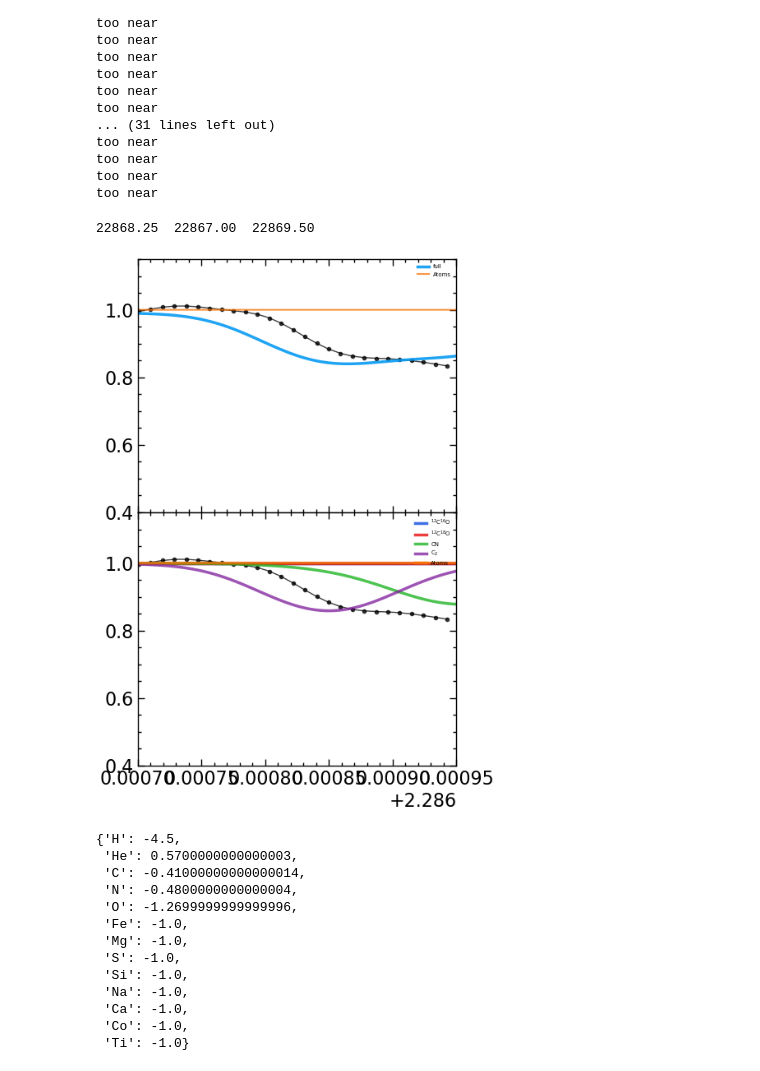
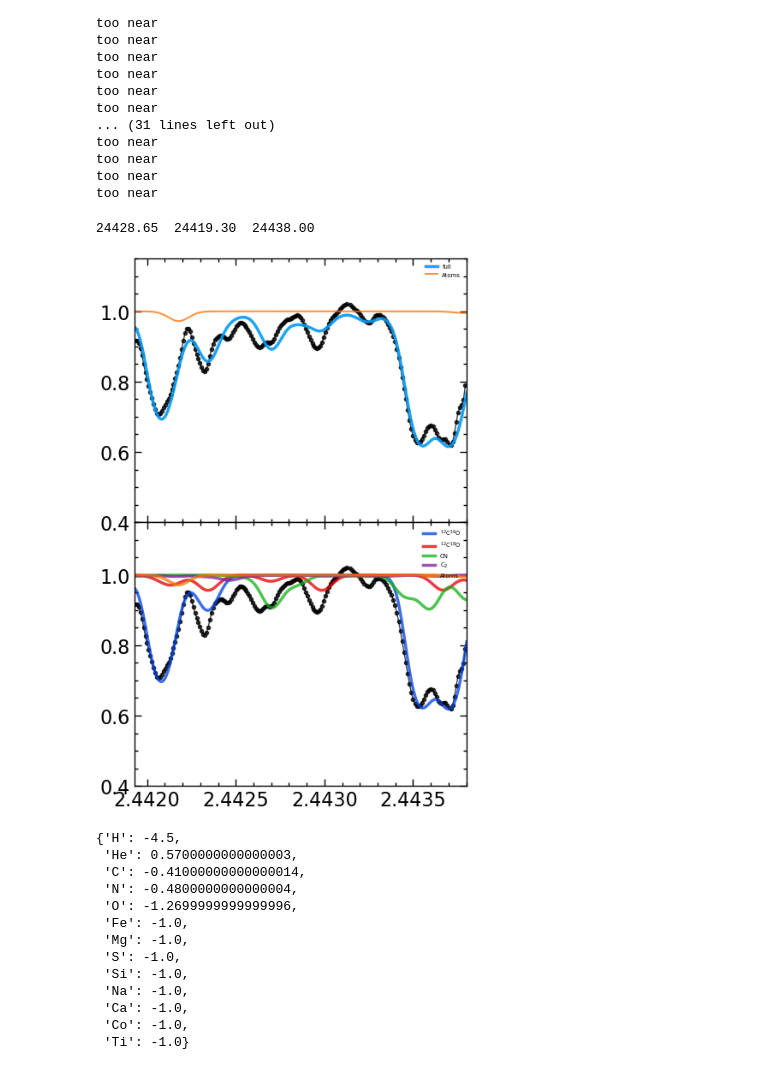
Before and after one commit to advaitmehla/TSFitPy, a Jupyter notebook: lineranges/WISEJ1942.ipynb, the cells around one changed output. Cells and saved outputs as stored; diff of their text form; code cells hidden in the pictures.

```diff
--- a/lineranges/WISEJ1942.ipynb
+++ b/lineranges/WISEJ1942.ipynb
@@ -356,7 +351,7 @@ element_abundances
  'Co': -1.0,
  'Ti': -1.0}
 # %%
-lmask_path = "/media/advait/DATA/research/rcb-project/TSFitPy/input_files/linemask_files/N/low-n-lmask.txt"
+lmask_path = "/media/advait/DATA/research/rcb-project/TSFitPy/input_files/linemask_files/O/ocomb-rcb.txt"
 lmask = np.loadtxt(lmask_path, unpack=True, comments=";")
 mid, left, right = lmask[0], lmask[1], lmask[2]
 # %%
@@ -485,7 +480,7 @@ plt.subplots_adjust(wspace=0, hspace=0)
 # wav_range = [2.4688, 2.4702]
 # l,r = wav_range
 
-l, r = 22867, 22869.5
+l, r = 24419.30,  24438
 l, r = l*1e-4, r*1e-4
 wav_range = [l, r]
 
@@ -506,35 +501,35 @@ for idx, row in lines.iterrows():
     same = False
 
     if row['wav'] > wav_range[0] and row['wav'] < wav_range[1]:
         linewav = row['wav']
         # find nearest syntwave index to linewav
         idx = np.argmin(np.abs(wavelength*1e-4 - linewav))
         thresh = 0.95
         wav_gap_thresh = 1e-4
         if syntflux_atoms[idx] < thresh:
             near = abs(prev_wav - linewav) < wav_gap_thresh
             same = prev_name == row['name']
             if (not near) :
                 axs.axvline(row['wav'], color = 'xkcd:gray', linestyle='--', lw=1)
                 axs.text(row['wav']+5e-5, 1.05, row['name'], rotation = 90, fontsize = 10, fontname = 'serif')
                 ax2.axvline(row['wav'], color = 'xkcd:gray', linestyle='--', lw=1)
                 # ax2.text(row['wav']+5e-5, 1.15, row['name'], rotation = 90, fontsize = 10, fontname = 'serif')
                 prev_wav, prev_name = row['wav'], row['name']
             else:
                 print("too near")
 ax2.plot(wavecorr[mask], fluxcorr[mask], "k.-", lw = 1, alpha=0.75)
 ax2.plot(wavelength*1e-4, syntflux_CO16, lw = 2.5, c = 'xkcd:blue', alpha = 0.76, label = r"$^{12}$C$^{16}$O")
 ax2.plot(wavelength*1e-4, syntflux_CO18, lw = 2.5, c = 'xkcd:red', alpha = 0.76, label = r"$^{12}$C$^{18}$O")
 ax2.plot(wavelength*1e-4, syntflux_CN, lw = 2.5, c = 'xkcd:green', alpha = 0.76, label = "CN")
 ax2.plot(wavelength*1e-4, syntflux_C2, lw = 2.5, c = 'xkcd:purple', alpha = 0.76, label = r"C$_2$")
 # 2xs.plot(syntwave_CH*1e-4, syntflux_CH, lw = 2.5, c = 'xkcd:pink', alpha = 0.76, label = "CH")
 ax2.plot(wavelength*1e-4, syntflux_atoms, lw = 2.5, c = 'xkcd:orange', alpha = 0.76, label = "Atoms")
 # ax2.plot(wavelength*1e-4, syntflux_C15N, lw = 2.5, c = 'xkcd:pink', alpha = 0.76, label = "C15N")
 ax2.legend(fontsize=5, loc = 'upper right')
 print(f"{(0.5*(l+r)*1e4):.2f}  {l*1e4:.2f}  {r*1e4:.2f}")
 # %% [output]
-22868.25  22867.00  22869.50
+24428.65  24419.30  24438.00
-[figure, old version]
+[figure, new version]
 # %%
 element_abundances
 # %% [output]
```
Also changed, not shown: parts of 2 cells of this notebook, 16 other files.
